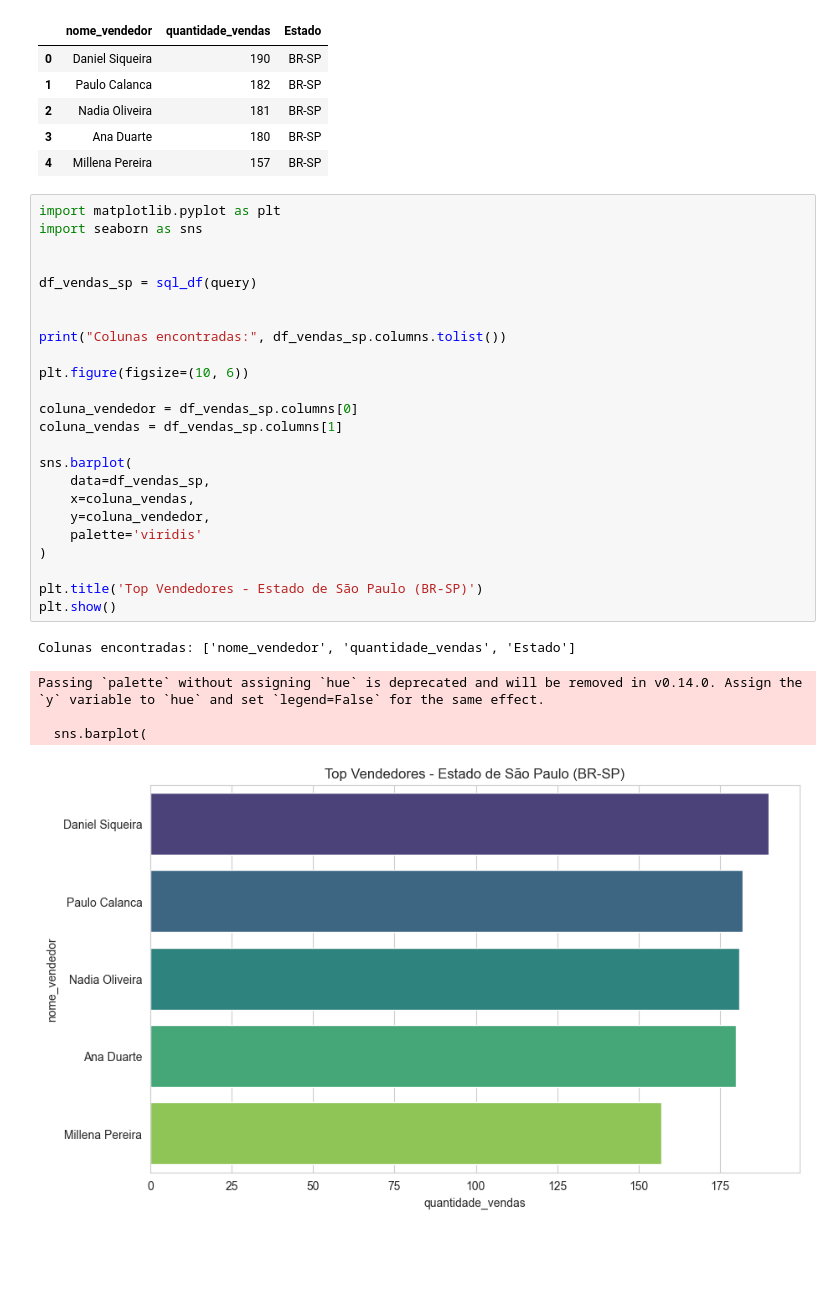
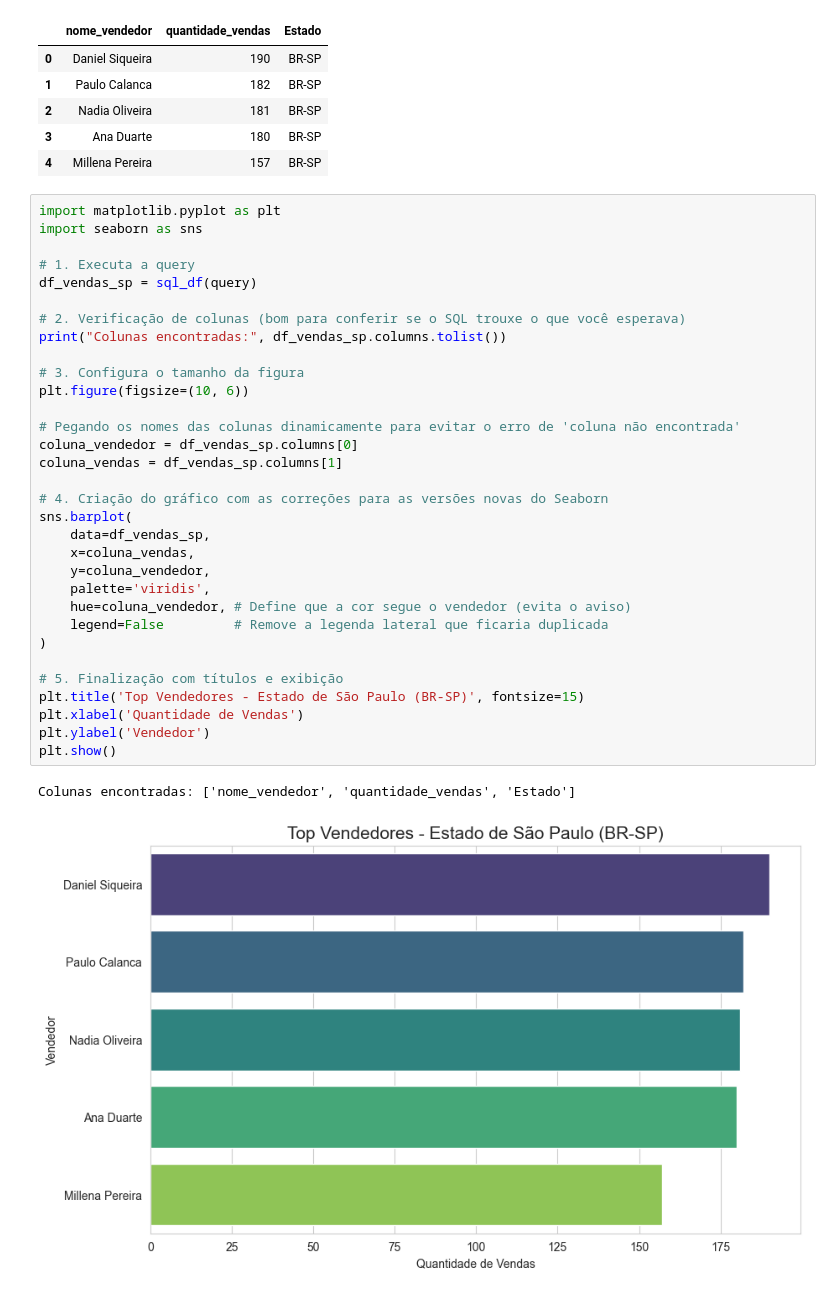
Before and after one commit to danazarias/sql-python-data-analysis, a Jupyter notebook: Notebook_Meteora.ipynb, the cells around one changed output. Saved outputs shown, nothing was run; the diff lists cells and outputs as text; blank space fills up the shorter version.

Commit message:
feat: analise inicial de vendas e integracao sql-python

```diff
--- a/Notebook_Meteora.ipynb
+++ b/Notebook_Meteora.ipynb
@@ -495,30 +495,35 @@ sql_df(query)
 # %%
 import matplotlib.pyplot as plt
 import seaborn as sns
 
-
+# 1. Executa a query
 df_vendas_sp = sql_df(query)
 
-
+# 2. Verificação de colunas (bom para conferir se o SQL trouxe o que você esperava)
 print("Colunas encontradas:", df_vendas_sp.columns.tolist())
 
+# 3. Configura o tamanho da figura
 plt.figure(figsize=(10, 6))
 
+# Pegando os nomes das colunas dinamicamente para evitar o erro de 'coluna não encontrada'
 coluna_vendedor = df_vendas_sp.columns[0]
 coluna_vendas = df_vendas_sp.columns[1]
 
+# 4. Criação do gráfico com as correções para as versões novas do Seaborn
 sns.barplot(
     data=df_vendas_sp,
     x=coluna_vendas,
     y=coluna_vendedor,
-    palette='viridis'
+    palette='viridis',
+    hue=coluna_vendedor, # Define que a cor segue o vendedor (evita o aviso)
+    legend=False         # Remove a legenda lateral que ficaria duplicada
 )
 
-plt.title('Top Vendedores - Estado de São Paulo (BR-SP)')
+# 5. Finalização com títulos e exibição
+plt.title('Top Vendedores - Estado de São Paulo (BR-SP)', fontsize=15)
+plt.xlabel('Quantidade de Vendas')
+plt.ylabel('Vendedor')
 plt.show()
 # %% [output]
 Colunas encontradas: ['nome_vendedor', 'quantidade_vendas', 'Estado']
-Passing `palette` without assigning `hue` is deprecated and will be removed in v0.14.0. Assign the `y` variable to `hue` and set `legend=False` for the same effect.
-
-  sns.barplot(
-[figure, old version]
+[figure, new version]
```
